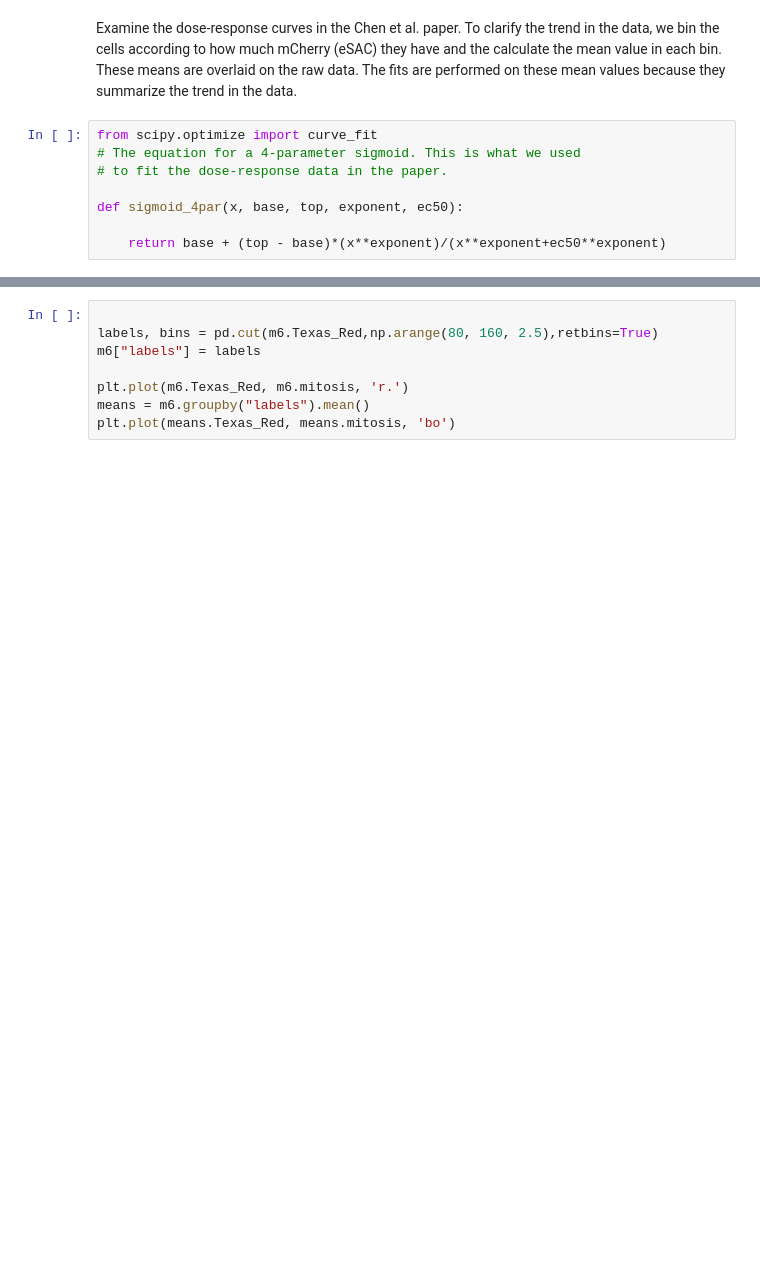
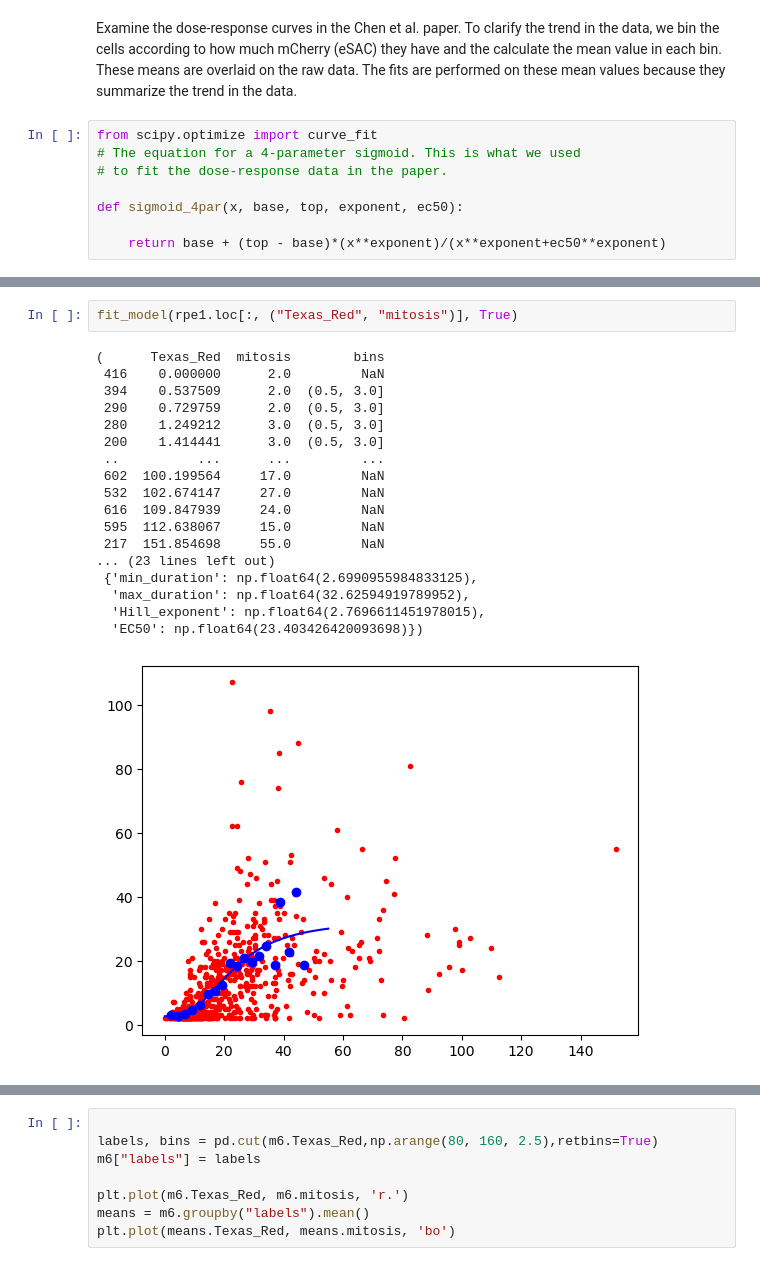
Before and after one commit to anishjv/cellapp-analysis, a Jupyter notebook: eSAC_data_analysis.ipynb, the cells around one changed output, grey strips where cells are left out. Saved outputs shown, nothing was run; the diff lists cells and outputs as text; blank space fills up the shorter version.

```diff
--- a/eSAC_data_analysis.ipynb
+++ b/eSAC_data_analysis.ipynb
@@ -67,0 +96,21 @@ means
+# %%
+fit_model(rpe1.loc[:, ("Texas_Red", "mitosis")], True)
+# %% [output]
+(      Texas_Red  mitosis        bins
+ 416    0.000000      2.0         NaN
+ 394    0.537509      2.0  (0.5, 3.0]
+ 290    0.729759      2.0  (0.5, 3.0]
+ 280    1.249212      3.0  (0.5, 3.0]
+ 200    1.414441      3.0  (0.5, 3.0]
+ ..          ...      ...         ...
+ 602  100.199564     17.0         NaN
+ 532  102.674147     27.0         NaN
+ 616  109.847939     24.0         NaN
+ 595  112.638067     15.0         NaN
+ 217  151.854698     55.0         NaN
+... (23 lines left out)
+ {'min_duration': np.float64(2.6990955984833125),
+  'max_duration': np.float64(32.62594919789952),
+  'Hill_exponent': np.float64(2.7696611451978015),
+  'EC50': np.float64(23.403426420093698)})
+[figure, added]
```
Also changed, not shown: parts of 8 cells of this notebook, 1 other file.
